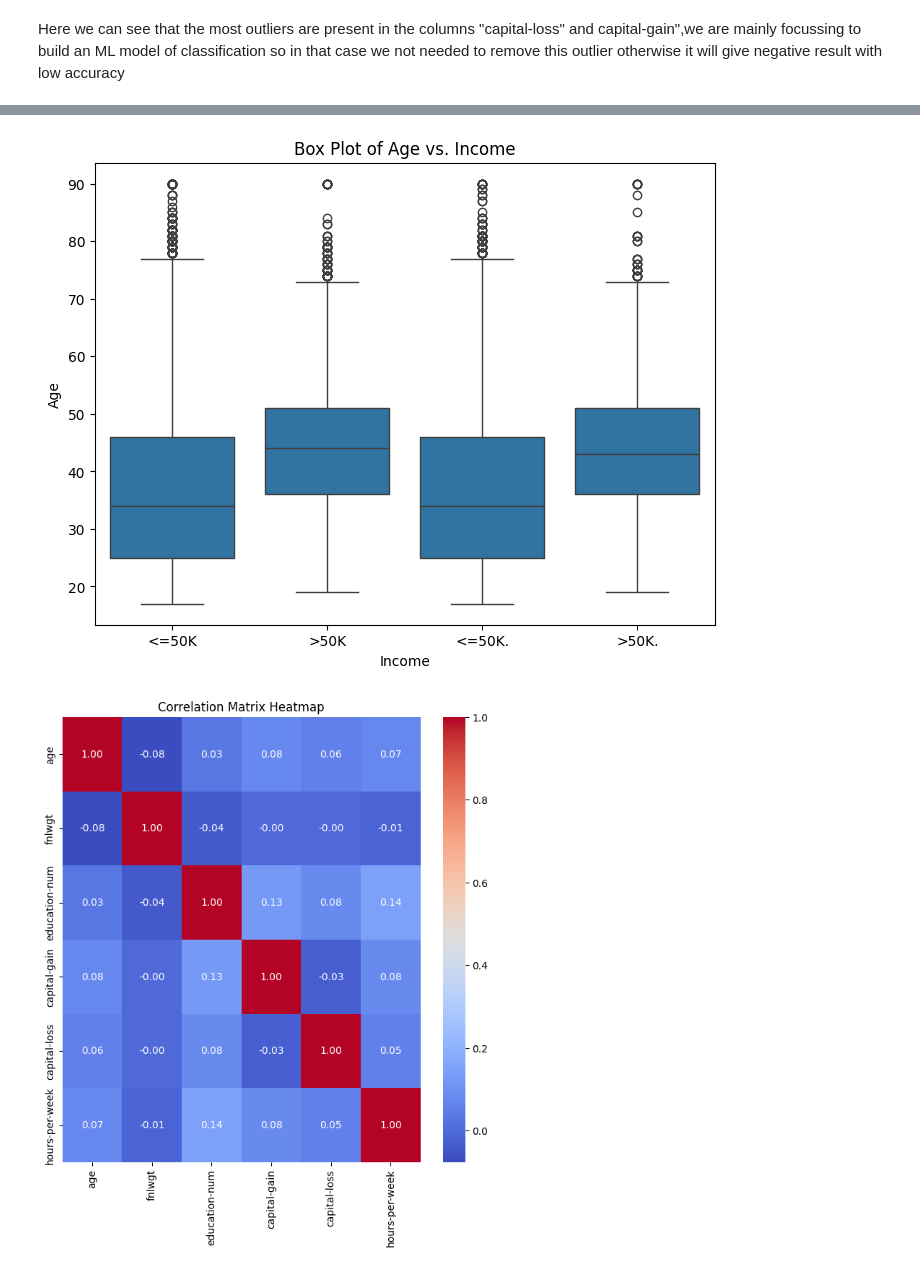
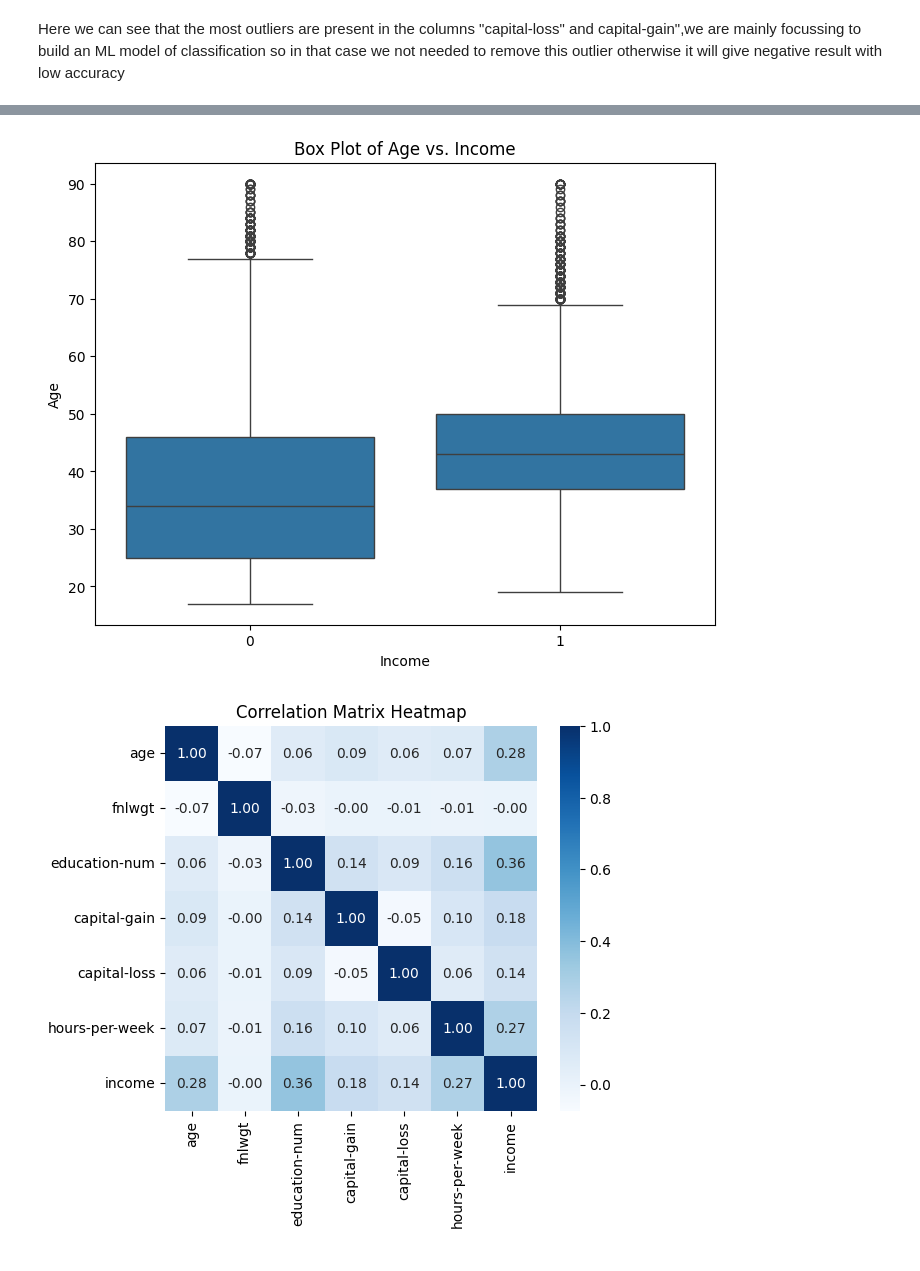
Before and after one commit to Jubin5/DSML-Project, a Jupyter notebook: DSML_Project.ipynb, the cells around one changed output, grey strips where cells are left out. Cells and saved outputs as stored; diff of their text form; code cells hidden in the pictures.

```diff
--- a/DSML_Project.ipynb
+++ b/DSML_Project.ipynb
@@ -166,0 +194,6 @@ dtype: int64
+# %%
+# Replace income values
+df["income"] = df["income"].replace({"<=50K.": "<50K", "<=50K": "<50K"})
+df["income"] = df["income"].replace({">50K.": ">50K"})
+df["income"].value_counts()
+df
@@ -228,0 +289,29 @@ Here we can see that the most outliers are  present in the columns "capital-loss
+# %%
+
+from sklearn.preprocessing import LabelEncoder
+
+le = LabelEncoder()
+df['income'] = le.fit_transform(df['income'])
+# %%
+# Step 1: Separate the features (X) and target (y)
+from imblearn.over_sampling import SMOTE
+X = df.drop('income', axis=1)  # Features excluding the target
+y = df['income']  # Target column
+X = pd.get_dummies(X, drop_first=True) # This line is crucial for converting categorical features
+
+# Apply SMOTE first to balance the classes, you can change this line in accordance
+smote = SMOTE(random_state=42)
+X_resampled, y_resampled = smote.fit_resample(X, y)
+
+# Step 4: Convert the resampled data back to a DataFrame if needed
+X_resampled_df = pd.DataFrame(X_resampled, columns=X.columns)
+y_resampled_df = pd.DataFrame(y_resampled, columns=['income'])
+
+
+# Step 5: Optionally, combine the resampled features and target back into a single DataFrame
+df_resampled = pd.concat([X_resampled_df, y_resampled_df], axis=1)
+
+# Step 6: Check the new class distribution to ensure balance
+# print(df_resampled['income'].value_counts())
+
+print(df_resampled)
@@ -245,19 +349,19 @@ https://gist.github.com/mwaskom/de44147ed2974457ad6372750bbe5751
 # %%
 plt.figure(figsize=(8, 6))
-sns.boxplot(x='income', y='age', data=df)
+sns.boxplot(x='income', y='age', data=df_resampled)
 plt.title('Box Plot of Age vs. Income')
 plt.xlabel('Income')
 plt.ylabel('Age')
 plt.show()
 # %% [output]
-[figure, old version]
+[figure, new version]
 # %%
 import matplotlib.pyplot as plt
-numeric_df = df.select_dtypes(include=np.number)
+numeric_df = df_resampled.select_dtypes(include=np.number)
 
-plt.figure(figsize=(8,8))
-sns.heatmap(numeric_df.corr(), annot=True, cmap='coolwarm', fmt=".2f")
+plt.figure(figsize=(6,5))
+sns.heatmap(numeric_df.corr(), annot=True, cmap='Blues', fmt=".2f")
 plt.title('Correlation Matrix Heatmap')
 plt.show()
 # %% [output]
-[figure, old version]
+[figure, new version]
```
Also changed, not shown: parts of 26 cells of this notebook.
